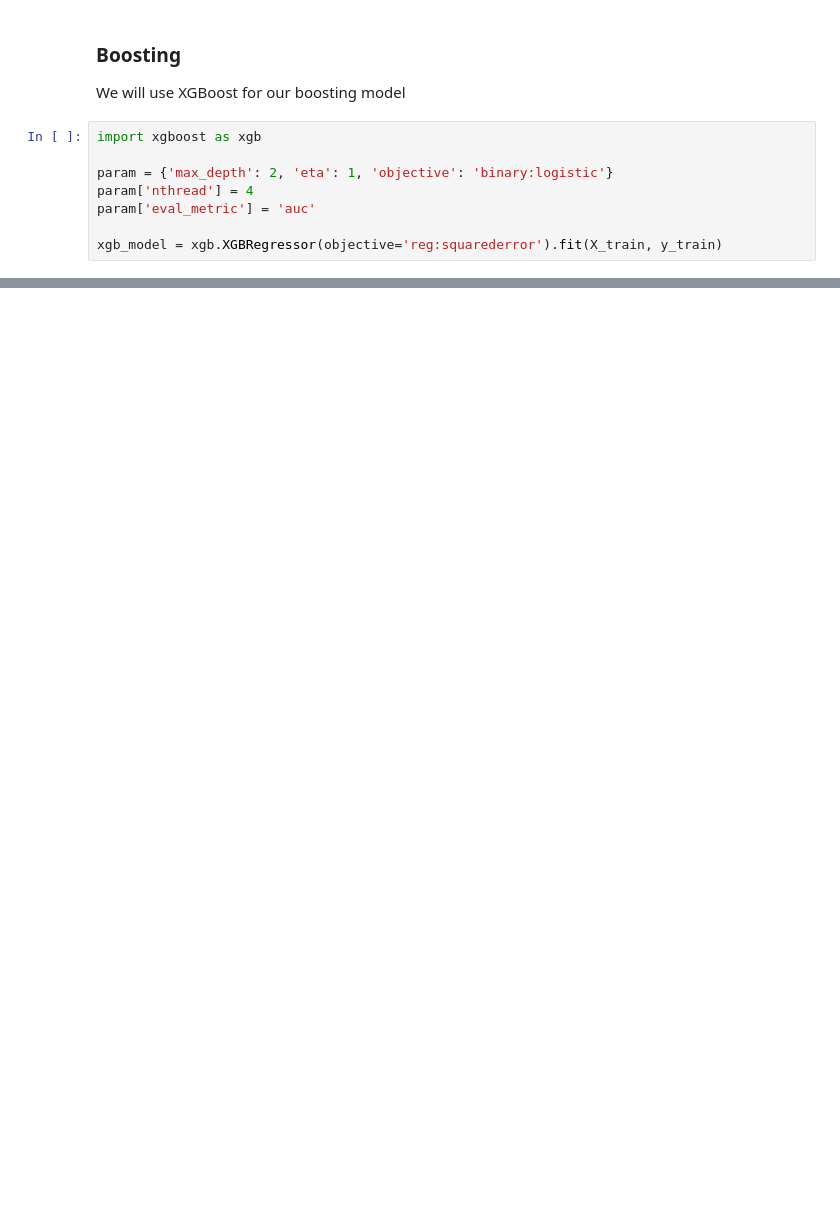
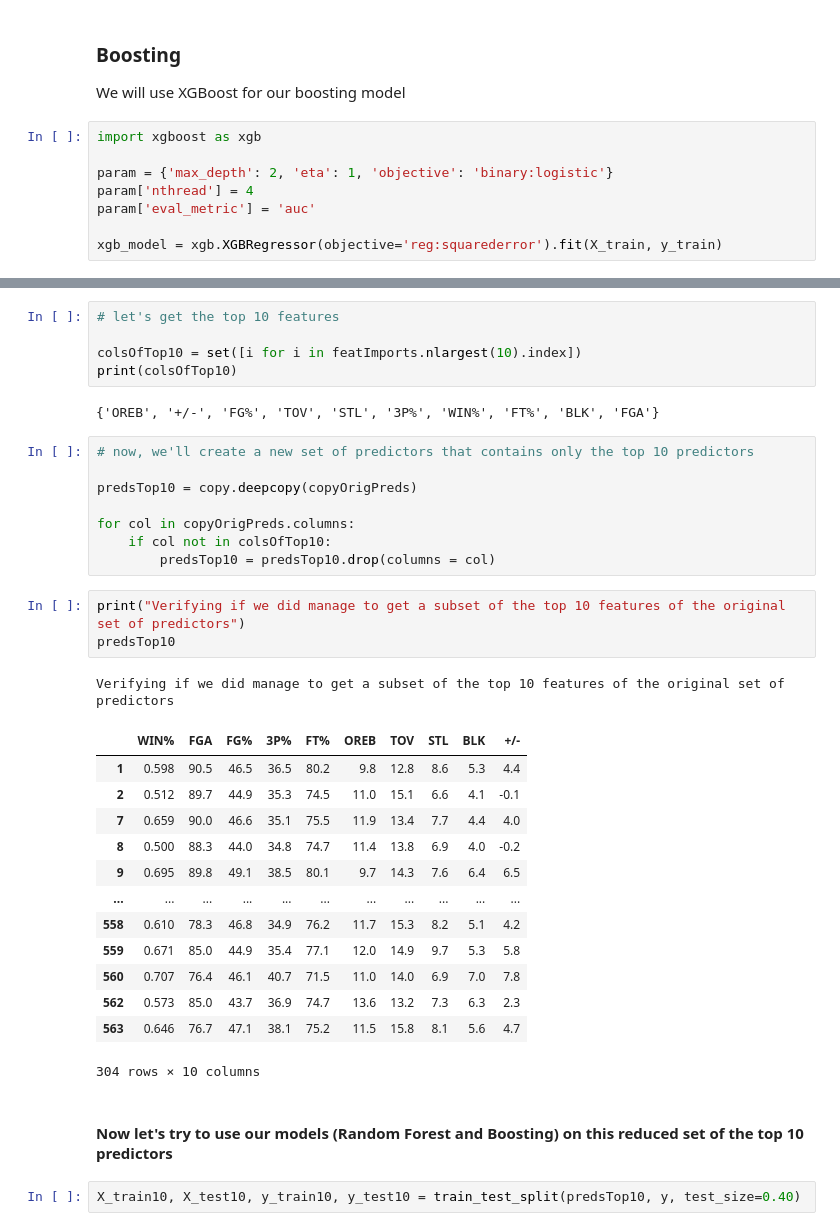
Before and after one commit to BrianNguyen214/NBA-Machine-Learning-Project, a Jupyter notebook: MLProject.ipynb, the cells around one changed output, grey strips where cells are left out. Cells and saved outputs as stored; diff of their text form; blank space fills up the shorter version.

```diff
--- a/MLProject.ipynb
+++ b/MLProject.ipynb
@@ -528,0 +702,37 @@ It appears that our Random Forrest does better than XGBoost. XGBoost is most lik
+# %%
+# let's get the top 10 features
+
+colsOfTop10 = set([i for i in featImports.nlargest(10).index])
+print(colsOfTop10)
+# %% [output]
+{'OREB', '+/-', 'FG%', 'TOV', 'STL', '3P%', 'WIN%', 'FT%', 'BLK', 'FGA'}
+# %%
+# now, we'll create a new set of predictors that contains only the top 10 predictors
+
+predsTop10 = copy.deepcopy(copyOrigPreds)
+
+for col in copyOrigPreds.columns:
+    if col not in colsOfTop10:
+        predsTop10 = predsTop10.drop(columns = col)
+# %%
+print("Verifying if we did manage to get a subset of the top 10 features of the original set of predictors")
+predsTop10
+# %% [output]
+Verifying if we did manage to get a subset of the top 10 features of the original set of predictors
+|  | WIN% | FGA | FG% | 3P% | FT% | OREB | TOV | STL | BLK | +/- |
+| 1 | 0.598 | 90.5 | 46.5 | 36.5 | 80.2 | 9.8 | 12.8 | 8.6 | 5.3 | 4.4 |
+| 2 | 0.512 | 89.7 | 44.9 | 35.3 | 74.5 | 11.0 | 15.1 | 6.6 | 4.1 | -0.1 |
+| 7 | 0.659 | 90.0 | 46.6 | 35.1 | 75.5 | 11.9 | 13.4 | 7.7 | 4.4 | 4.0 |
+| 8 | 0.500 | 88.3 | 44.0 | 34.8 | 74.7 | 11.4 | 13.8 | 6.9 | 4.0 | -0.2 |
+| 9 | 0.695 | 89.8 | 49.1 | 38.5 | 80.1 | 9.7 | 14.3 | 7.6 | 6.4 | 6.5 |
+| ... | ... | ... | ... | ... | ... | ... | ... | ... | ... | ... |
+| 558 | 0.610 | 78.3 | 46.8 | 34.9 | 76.2 | 11.7 | 15.3 | 8.2 | 5.1 | 4.2 |
+| 559 | 0.671 | 85.0 | 44.9 | 35.4 | 77.1 | 12.0 | 14.9 | 9.7 | 5.3 | 5.8 |
+| 560 | 0.707 | 76.4 | 46.1 | 40.7 | 71.5 | 11.0 | 14.0 | 6.9 | 7.0 | 7.8 |
+| 562 | 0.573 | 85.0 | 43.7 | 36.9 | 74.7 | 13.6 | 13.2 | 7.3 | 6.3 | 2.3 |
+| 563 | 0.646 | 76.7 | 47.1 | 38.1 | 75.2 | 11.5 | 15.8 | 8.1 | 5.6 | 4.7 |
+304 rows × 10 columns
+# %% [markdown]
+#### Now let's try to use our models (Random Forest and Boosting) on this reduced set of the top 10 predictors
+# %%
+X_train10, X_test10, y_train10, y_test10 = train_test_split(predsTop10, y, test_size=0.40)
```
Also changed, not shown: parts of 39 cells of this notebook.
